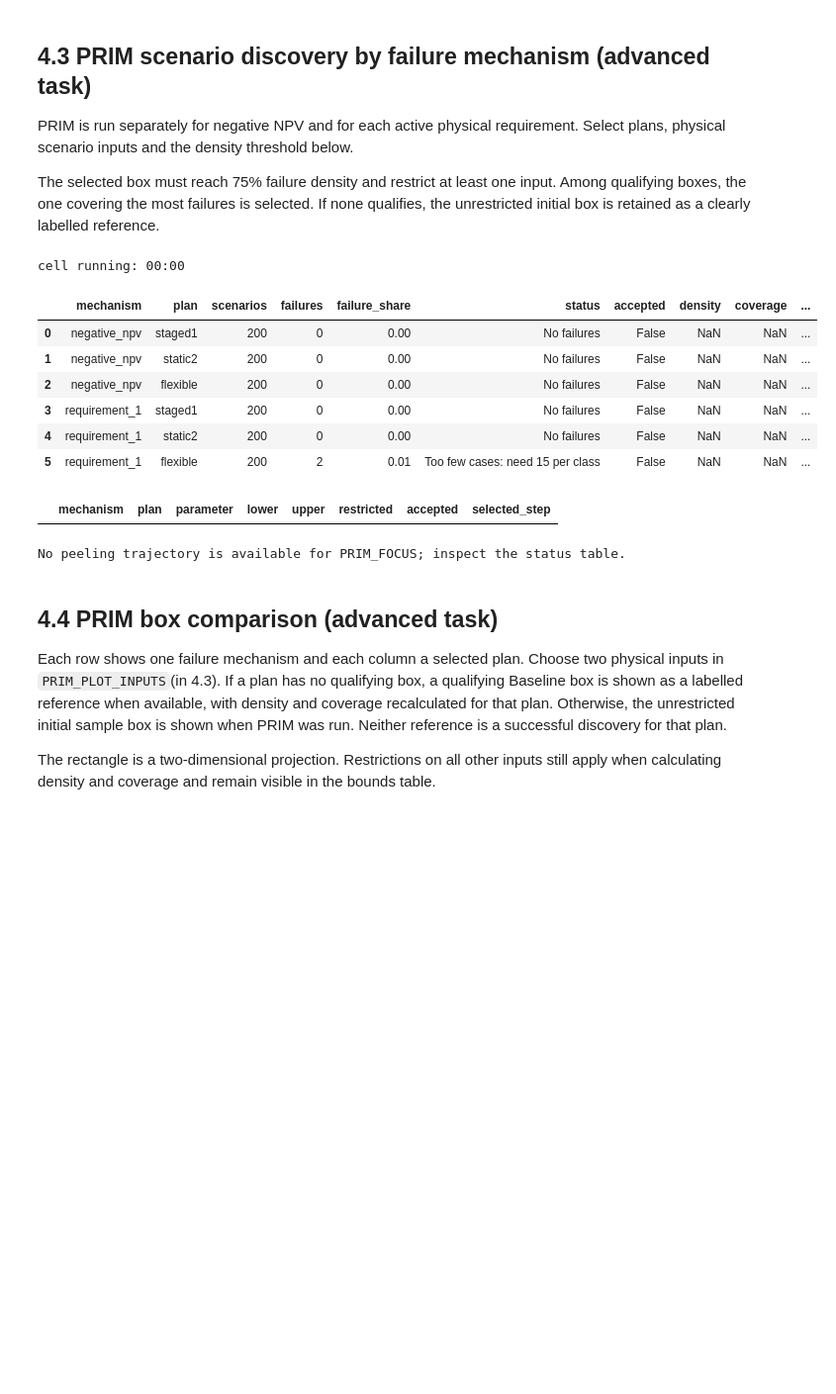
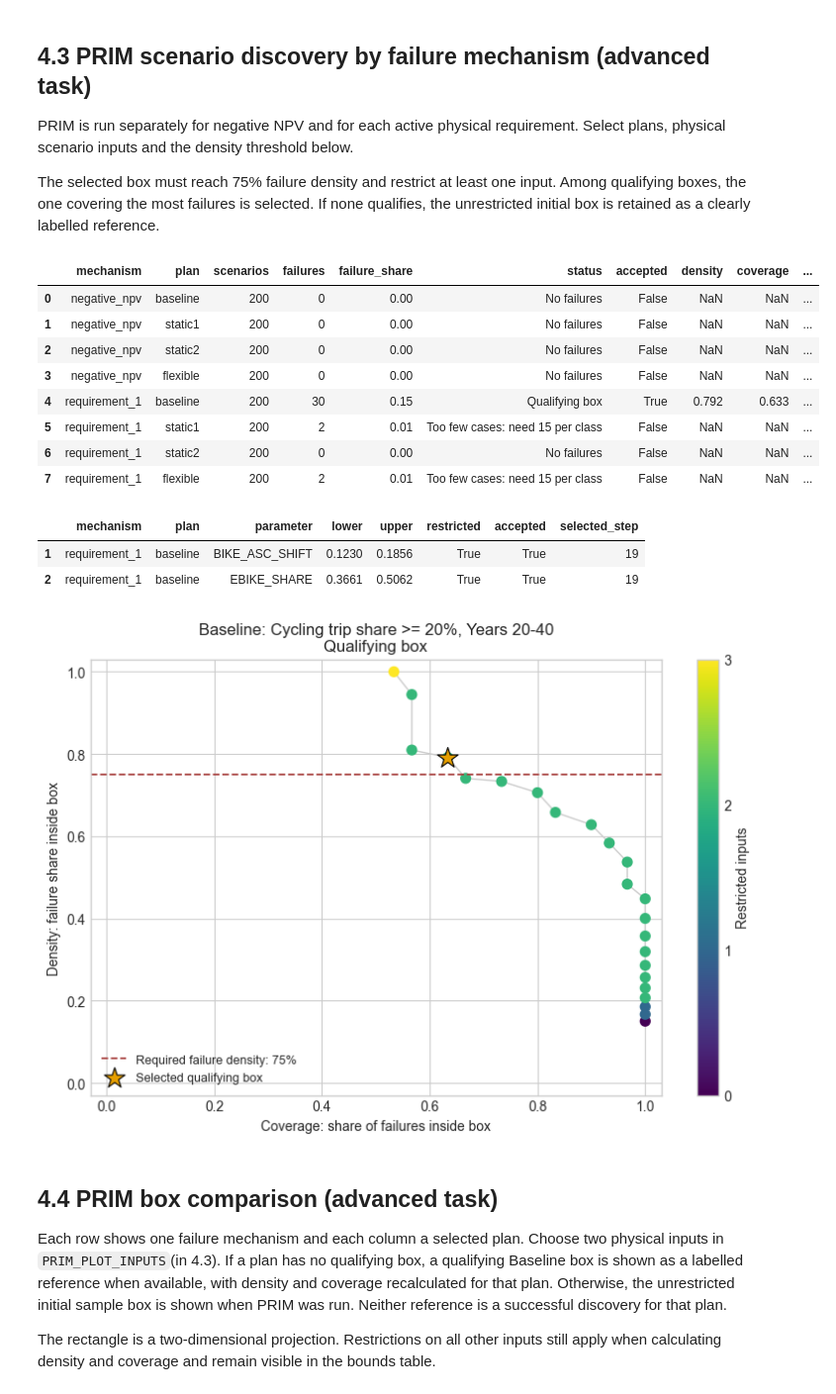
Before and after one commit to saadey-ip/IP-HS26-Veloschnellroute, a Jupyter notebook: notebooks/05_appraisal.ipynb, the cells around one changed output. Shown at 99% size. Drawn from its saved outputs; the diff is of its cells as text; code cells hidden in the pictures; blank space fills up the shorter version.

```diff
--- a/notebooks/05_appraisal.ipynb
+++ b/notebooks/05_appraisal.ipynb
@@ -2057,7 +2005,9 @@ cell running: 00:00
 # %%
 # Select a comparator, a question and (optionally) a specific scenario to inspect.
+#SCENARIO_COMPARATOR = "static2"
 SCENARIO_COMPARATOR = WAITING_COMPARATORS[0] if WAITING_COMPARATORS else None
-SCENARIO_FILTER = "higher_npv_no_new_failure"
+#SCENARIO_FILTER = "new_requirement_failures"
+SCENARIO_FILTER = "saving_but_lower_npv"
 # Other filters: "saving_but_lower_npv", "new_requirement_failures", "all".
 SELECTED_SCENARIO = None  # A scenario ID, or None for the first matching scenario.
 SCENARIOS_TO_SHOW = 10
@@ -2346,18 +2324,23 @@ To identify the conditions under which plans succeed or fail, we apply a two-tie
 
 The next cell computes, for every plan, the Spearman rank correlation between selected scenario uncertainties and NPV or its components, all relative to the same-scenario baseline. Positive correlation means higher input values are associated with a higher NPV contribution. Correlation is descriptive, not proof of causation; constant outcomes have no defined correlation.
 # %%
-# Select scenario inputs, combined benefit categories and displayed plans.
 DRIVER_INPUTS = SAMPLED_NAMES.copy()
 DRIVER_OUTCOMES = [
-    'NPV_MCHF', 'NPV_car_time_MCHF', 'NPV_pt_time_MCHF',
-    'NPV_pt_crowding_MCHF', 'NPV_inv_MCHF', 'NPV_op_MCHF',
+    "NPV_MCHF",
+    "NPV_bike_time_MCHF",
+    "NPV_bike_health_MCHF",
+    "NPV_car_time_MCHF",
+    "NPV_inv_MCHF",
+    "NPV_op_MCHF",
 ]
-DRIVER_PLOT_PLANS = list(dict.fromkeys(COMPARISON_PLANS + ([ADAPTIVE_PLAN] if ADAPTIVE_PLAN else [])))
-# Replace DRIVER_PLOT_PLANS with a list of available plan IDs to focus this figure.
+DRIVER_PLOT_PLANS = ["static2", "staged2", "flexible"]
 DRIVER_OUTCOME_LABELS = {
-    'NPV_MCHF': 'Net NPV', 'NPV_car_time_MCHF': 'Road time',
-    'NPV_pt_time_MCHF': 'PT IVT', 'NPV_pt_crowding_MCHF': 'PT crowding',
-    'NPV_inv_MCHF': 'CAPEX', 'NPV_op_MCHF': 'OPEX',
+    "NPV_MCHF": "Net NPV",
+    "NPV_bike_time_MCHF": "Cycling time",
+    "NPV_bike_health_MCHF": "Cycling health",
+    "NPV_car_time_MCHF": "Road time",
+    "NPV_inv_MCHF": "CAPEX",
+    "NPV_op_MCHF": "OPEX",
 }
 
 unknown = set(DRIVER_INPUTS) - set(physical_scenario_inputs.columns)
@@ -2509,16 +2490,13 @@ PRIM is run separately for negative NPV and for each active physical requirement
 
 The selected box must reach 75% failure density and restrict at least one input. Among qualifying boxes, the one covering the most failures is selected. If none qualifies, the unrestricted initial box is retained as a clearly labelled reference.
 # %%
-PRIM_INPUTS = SAMPLED_NAMES.copy()
-PRIM_PLANS = list(dict.fromkeys(COMPARISON_PLANS + ([ADAPTIVE_PLAN] if ADAPTIVE_PLAN else [])))
-# Add 'baseline' to PRIM_PLANS when a physical reference comparison is useful.
+PRIM_INPUTS = ["PASSENGER_DEMAND_GROWTH", "BIKE_ASC_SHIFT", "EBIKE_SHARE"]
+PRIM_PLANS = ["baseline", "static1", "static2", "flexible"]
 PRIM_MECHANISMS = list(vulnerability_labels)
-PRIM_PLOT_INPUTS = list(dict.fromkeys(
-    [name for name in ('PASSENGER_DEMAND_GROWTH', 'PT_ASC_SHIFT') if name in PRIM_INPUTS] + PRIM_INPUTS
-))[:2]  # Choose any two selected physical inputs for the projection.
+PRIM_PLOT_INPUTS = ["BIKE_ASC_SHIFT", "EBIKE_SHARE"]
 PRIM_DENSITY_THRESHOLD = 0.75
 MIN_CASES_PER_CLASS_FOR_PRIM = 15
-PRIM_FOCUS = ('negative_npv', ADAPTIVE_PLAN)  # (mechanism, plan) for the peeling-trajectory plot
+PRIM_FOCUS = ("requirement_1", "baseline")
 
 if len(set(PRIM_INPUTS)) != len(PRIM_INPUTS) or any(name not in SAMPLED_NAMES for name in PRIM_INPUTS):
     raise ValueError('PRIM_INPUTS must contain distinct selected uncertainty names.')
@@ -2587,42 +2565,45 @@ export_table(prim_status, '05_prim_status')
 export_table(prim_bounds, '05_prim_physical_bounds')
 display(prim_status.round(3))
 display(prim_bounds.loc[prim_bounds['restricted']].round(4))
 focus_result = prim_results.get(PRIM_FOCUS)
 if focus_result is not None and focus_result['box'] is not None:
     focus_box = focus_result['box']
     peeling = focus_box.peeling_trajectory
     selected_step = int(prim_status.loc[(prim_status.mechanism == PRIM_FOCUS[0]) &
                                          (prim_status.plan == PRIM_FOCUS[1]), 'selected_step'].iloc[0])
     selected = peeling.loc[selected_step]
     fig, ax = plt.subplots(figsize=(8, 5.5))
     ax.plot(peeling.coverage, peeling.density, color='#cccccc', linewidth=1, zorder=1)
     points = ax.scatter(peeling.coverage, peeling.density, c=peeling.res_dim, cmap='viridis', s=50, zorder=2)
     fig.colorbar(points, ax=ax, label='Restricted inputs', ticks=sorted(peeling.res_dim.unique()))
     ax.axhline(PRIM_DENSITY_THRESHOLD, color='#a94442', linestyle='--', linewidth=1.3,
                label=f'Required failure density: {PRIM_DENSITY_THRESHOLD:.0%}')
     ax.scatter([selected.coverage], [selected.density], marker='*', s=250, color='#e69f00',
                edgecolor='black', linewidth=.8, zorder=4,
                label='Selected qualifying box' if focus_result['accepted'] else 'Unrestricted reference')
     ax.set(xlabel='Coverage: share of failures inside box', ylabel='Density: failure share inside box',
            xlim=(-.03, 1.03), ylim=(-.03, 1.03),
            title=f"{plan_label(PRIM_FOCUS[1])}: {vulnerability_labels[PRIM_FOCUS[0]]}\n{focus_result['status']}")
     ax.legend(loc='lower left', fontsize=9)
     fig.tight_layout()
     save_figure('05_prim_tradeoff.png', dpi=150, bbox_inches='tight')
     plt.show()
 else:
     print('No peeling trajectory is available for PRIM_FOCUS; inspect the status table.')
 # %% [output]
-cell running: 00:00
 |  | mechanism | plan | scenarios | failures | failure_share | status | accepted | density | coverage | ... |
-| 0 | negative_npv | staged1 | 200 | 0 | 0.00 | No failures | False | NaN | NaN | ... |
-| 1 | negative_npv | static2 | 200 | 0 | 0.00 | No failures | False | NaN | NaN | ... |
-| 2 | negative_npv | flexible | 200 | 0 | 0.00 | No failures | False | NaN | NaN | ... |
-| 3 | requirement_1 | staged1 | 200 | 0 | 0.00 | No failures | False | NaN | NaN | ... |
-| 4 | requirement_1 | static2 | 200 | 0 | 0.00 | No failures | False | NaN | NaN | ... |
-| 5 | requirement_1 | flexible | 200 | 2 | 0.01 | Too few cases: need 15 per class | False | NaN | NaN | ... |
+| 0 | negative_npv | baseline | 200 | 0 | 0.00 | No failures | False | NaN | NaN | ... |
+| 1 | negative_npv | static1 | 200 | 0 | 0.00 | No failures | False | NaN | NaN | ... |
+| 2 | negative_npv | static2 | 200 | 0 | 0.00 | No failures | False | NaN | NaN | ... |
+| 3 | negative_npv | flexible | 200 | 0 | 0.00 | No failures | False | NaN | NaN | ... |
+| 4 | requirement_1 | baseline | 200 | 30 | 0.15 | Qualifying box | True | 0.792 | 0.633 | ... |
+| 5 | requirement_1 | static1 | 200 | 2 | 0.01 | Too few cases: need 15 per class | False | NaN | NaN | ... |
+| 6 | requirement_1 | static2 | 200 | 0 | 0.00 | No failures | False | NaN | NaN | ... |
+| 7 | requirement_1 | flexible | 200 | 2 | 0.01 | Too few cases: need 15 per class | False | NaN | NaN | ... |
 |  | mechanism | plan | parameter | lower | upper | restricted | accepted | selected_step |
+| 1 | requirement_1 | baseline | BIKE_ASC_SHIFT | 0.1230 | 0.1856 | True | True | 19 |
+| 2 | requirement_1 | baseline | EBIKE_SHARE | 0.3661 | 0.5062 | True | True | 19 |
-No peeling trajectory is available for PRIM_FOCUS; inspect the status table.
+[figure, added]
 # %% [markdown]
 ## 4.4 PRIM box comparison (advanced task)
 
```
Also changed, not shown: parts of 28 cells of this notebook, 1 other file.
